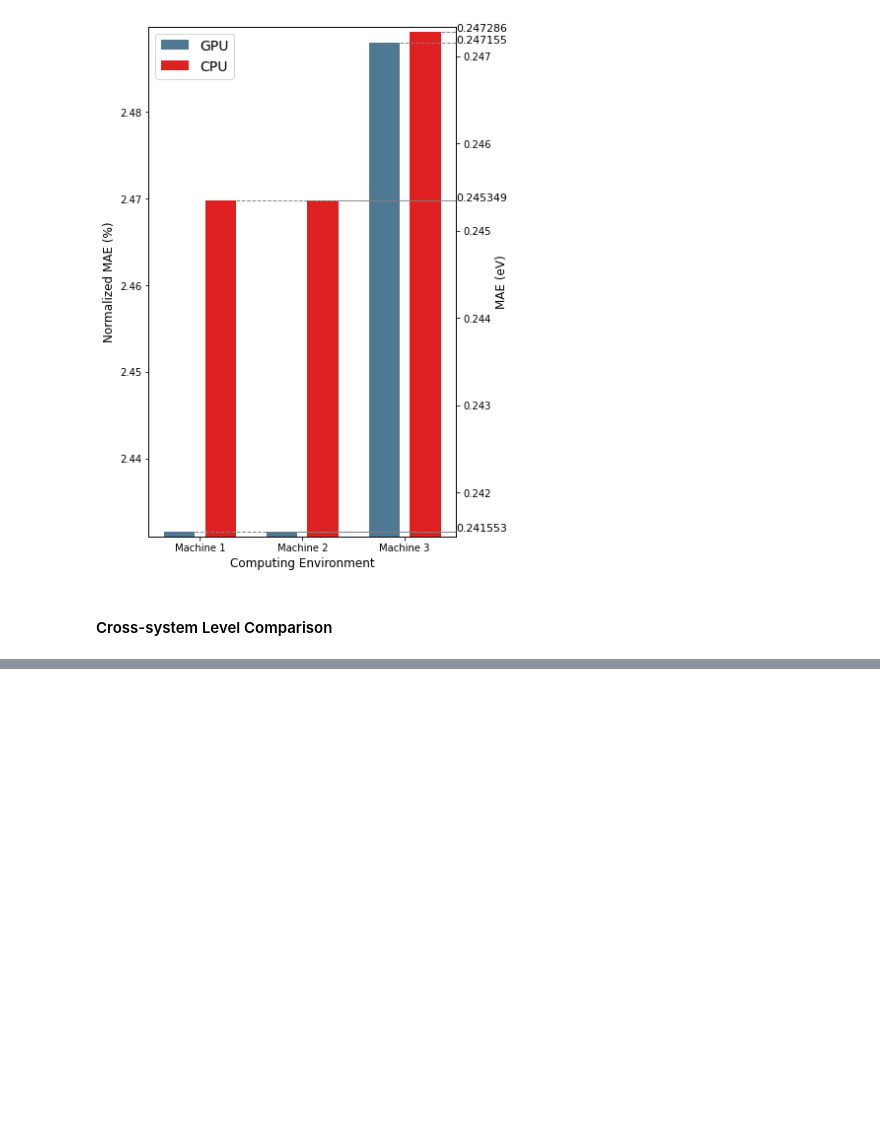
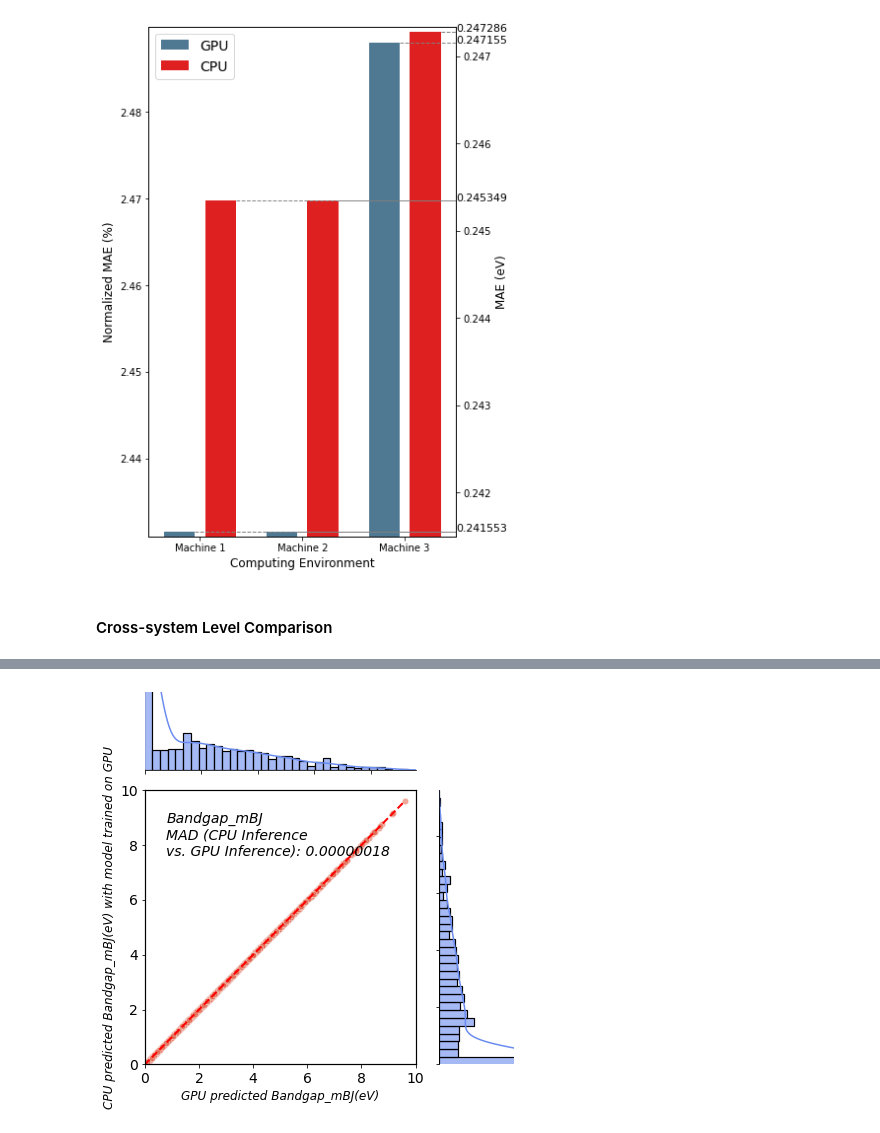
Before and after one commit to Jonathanlyj/CrossPropertyTL, a Jupyter notebook: determinstics_analysis.ipynb, the cells around one changed output, grey strips where cells are left out. Drawn from its saved outputs; the diff is of its cells as text; code cells hidden in the pictures; blank space fills up the shorter version.

```diff
--- a/determinstics_analysis.ipynb
+++ b/determinstics_analysis.ipynb
@@ -559,3 +561,102 @@ for p in ["Tc_supercon", "mbj_bandgap"]:
 [figure]
 # %% [markdown]
 #### Cross-system Level Comparison
+# %%
+import pandas as pd
+import seaborn as sns
+import matplotlib.pyplot as plt
+import numpy as np
+
+# properties = ["formation_energy_peratom", "ehull", "magmom_outcar", "mbj_bandgap", "spillage", "slme", "Tc_supercon"]
+properties = ["mbj_bandgap"]
+# names = ["Formation Energy", "Energy above the Hull", "Magnetic Moment", "Bandgap_mBJ", "Spillage", "SLME", "Tc_Supercon"]
+names = ["Bandgap_mBJ"]
+# units = ['eV/atom', 'eV/atom', 'μB', 'eV', '', '%', 'K']
+units = ['eV']
+
+for i, p in enumerate(properties):
+    # Load predictions
+    df_cpu = pd.read_csv(f"deterministics/prediction_torch/alignn_matbert-base-cased_robo_prop_mbj_bandgap_pred_otf_20250614_184558_cpu_leia.csv", index_col=0)
+    df_gpu = pd.read_csv(f"deterministics/prediction_torch/alignn_matbert-base-cased_robo_prop_mbj_bandgap_pred_otf_20250614_184558_gpu.csv", index_col=0)
+
+    # Optional filtering
+    # if p == "magmom_outcar":
+    #     mask = df_cpu["labels"] != 0
+    #     df_cpu = df_cpu[mask]
+    #     df_gpu = df_gpu[mask]
+
+    # Add predictions
+    df = pd.DataFrame({
+        "CPU": df_cpu["predictions"].astype(float),
+        "GPU": df_gpu["predictions"].astype(float)
+    })
+    mad_value = np.mean(np.abs(df["CPU"] - df["GPU"]))
+    tf_mae_value = np.mean(np.abs(df_cpu["predictions"] - df_cpu["labels"]))
+    pt_mae_value = np.mean(np.abs(df_gpu["predictions"] - df_gpu["labels"]))
+    print(f"{p} Mean Absolute Deviation (MAD): {mad_value:.4f}")
+    print(f"{p} Tensorflow Mean Absolute Error (MAE): {tf_mae_value:.4f}")
+    print(f"{p} PyTorch Mean Absolute Error (MAE): {pt_mae_value:.4f}")
+    # Create JointGrid
+    g = sns.JointGrid(data=df, x="GPU", y="CPU", height=6, ratio=3)
+
+    # Central scatter plot
+    g.plot_joint(sns.scatterplot, color="#e36c55", alpha=0.6, s=40, marker='o')
+
+    # Add y = x reference line
+    min_val = min(df["CPU"].min(), df["GPU"].min())
+    max_val = max(df["CPU"].max(), df["GPU"].max())
+    g.ax_joint.plot([min_val, max_val], [min_val, max_val], 'r--', linewidth=2)
+
+    g.ax_joint.set_xlim(min_val, max_val)
+    g.ax_joint.set_ylim(min_val, max_val)
+
+
+
+    # Force identical ticks
+    ticks = g.ax_joint.get_xticks()
+    if p in ["Tc_supercon", "spillage", "mbj_bandgap", "slme"]:
+        # Force first tick to be zero (or start from zero if zero is in the list)
+        ticks = np.array(ticks)
+        zero_index = np.where(ticks == 0)[0]
+        if len(zero_index) > 0:
+            ticks = ticks[zero_index[0]:]  # trim to start from zero
+        g.ax_joint.set_xlim(0, max_val)
+        g.ax_joint.set_ylim(0, max_val)
+    g.ax_joint.set_xticks(ticks)
+    g.ax_joint.set_yticks(ticks)  # optional but ensures both are aligned
+
+    # Marginal histograms
+    # After g.plot_marginals(...)
+    g.plot_marginals(sns.histplot, color="#6a8bef", alpha=0.6, kde=True, linewidth=1.2, bins=35)
+    g.ax_marg_x.set_ylim(top=150)  # y-axis for top histogram
+    g.ax_marg_y.set_xlim(right=150)  # x-axis for right histogram
+    # Labels and title
+    if p == "spillage":
+        g.set_axis_labels(f"GPU predicted {names[i]}", f"CPU predicted {names[i]}", fontsize=12, fontstyle='italic')
+    else:
+        g.set_axis_labels(f"GPU predicted {names[i]}({units[i]})", f"CPU predicted {names[i]}({units[i]}) with model trained on GPU", fontsize=12, fontstyle='italic')
+    # g.ax_joint.set_title(f"Parity Plot with Histograms - {p}", fontsize=14)
+    g.ax_joint.tick_params(labelsize=14)
+
+    g.ax_joint.text(0.08, 0.92, f"{names[i]}\nMAD (CPU Inference \nvs. GPU Inference): {mad_value:.8f}",
+                    transform=g.ax_joint.transAxes,
+                    ha='left', va='top',
+                    fontsize=14, fontstyle='italic')
+
+    # Enable borders (spines) for all axes
+    for spine in g.ax_joint.spines.values():
+        spine.set_visible(True)
+        spine.set_linewidth(1.2)
+
+    # for spine in g.ax_marg_x.spines.values():
+    #     spine.set_visible(True)
+    #     spine.set_linewidth(1.2)
+
+    # for spine in g.ax_marg_y.spines.values():
+    #     spine.set_visible(True)
+    #     spine.set_linewidth(1.2)
+    plt.tight_layout()
+    plt.savefig(f"deterministics/tf_cpu_gpu_infer_parity_plot_{p}.png", dpi=500, bbox_inches='tight')
+
+    plt.show()
+# %% [output]
@@ -562,3 +666,4 @@ for p in ["Tc_supercon", "mbj_bandgap"]:
+[figure, added]
 # %%
 import pandas as pd
 import seaborn as sns
```
Also changed, not shown: parts of 5 cells of this notebook.
